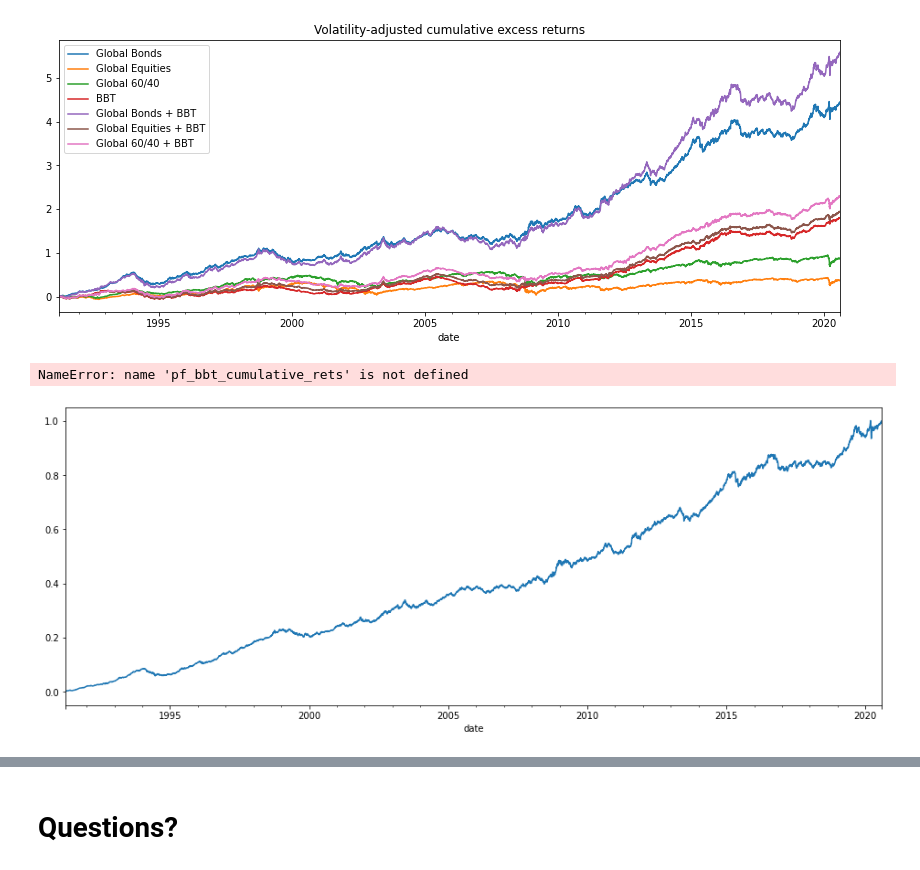
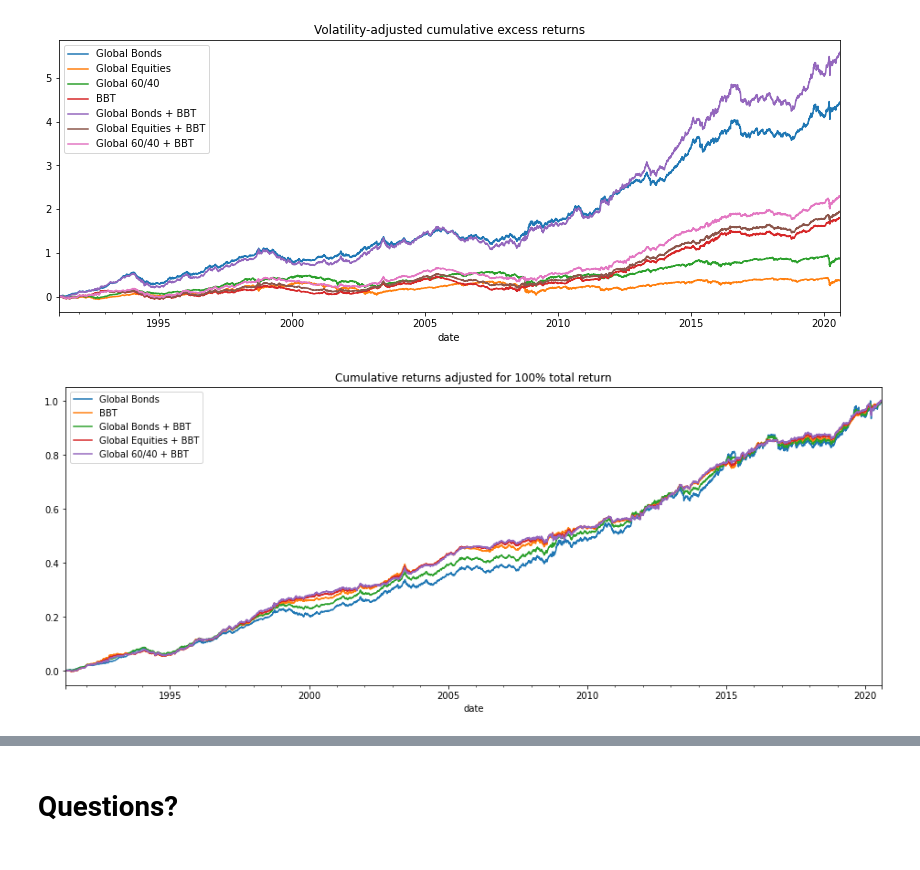
Before and after one commit to Mike-Huntress/Internship2020, a Jupyter notebook: presentation/presentation.ipynb, the cells around one changed output, grey strips where cells are left out. Cells and saved outputs as stored; diff of their text form; code cells hidden in the pictures.

```diff
--- a/presentation/presentation.ipynb
+++ b/presentation/presentation.ipynb
@@ -252,7 +250,7 @@ rets_all = pd.concat([rets_premium_and_height, rets_fx, rets_stock_bond], axis=1
 weights, _ = maximize_diversification(rets_all)
 
 bbt_signal = indicators_to_trading_signal(
-    [indic_premium_and_height, indic_fx, indic_stock_bond], 1 + weights
+    [indic_premium_and_height, indic_fx, indic_stock_bond.shift(1)], 1 + weights
 )
 # %% [markdown]
 For reference, we can see that the return streams induced by each indicator separately have nearly no correlation or very slight negative correlation with each other. (It's a bit hard to interpret the strength of the correlations given how many datapoints there are though; conventionally, they look extremely weak.)
@@ -563,16 +561,15 @@ plt.show()
 # %%
 plt.figure(figsize=(16, 6))
 (pf_a_cum_rets / pf_a_total_ret).plot(label='Global Bonds')
-(pf_bbt_cumulative_rets / pf_bbt_total_ret).plot(label='BBT')
+(pf_bbt_cum_rets / pf_bbt_total_ret).plot(label='BBT')
 (pf_a_overlay_cum_rets / pf_a_overlay_total_ret).plot(label='Global Bonds + BBT')
 (pf_b_overlay_cum_rets / pf_b_overlay_total_ret).plot(label='Global Equities + BBT')
 (pf_c_overlay_cum_rets / pf_c_overlay_total_ret).plot(label='Global 60/40 + BBT')
 plt.legend()
 plt.title('Cumulative returns adjusted for 100% total return')
 plt.show()
 # %% [output]
-NameError: name 'pf_bbt_cumulative_rets' is not defined
-[figure, old version]
+[figure, new version]
 # %% [markdown]
 Lastly, we'll look at the cumulative return history adjusted so that each portfolio has 100% total return at the end, in order to better visualize the volatility over the duration.
 
```
Also changed, not shown: parts of 3 cells of this notebook.
